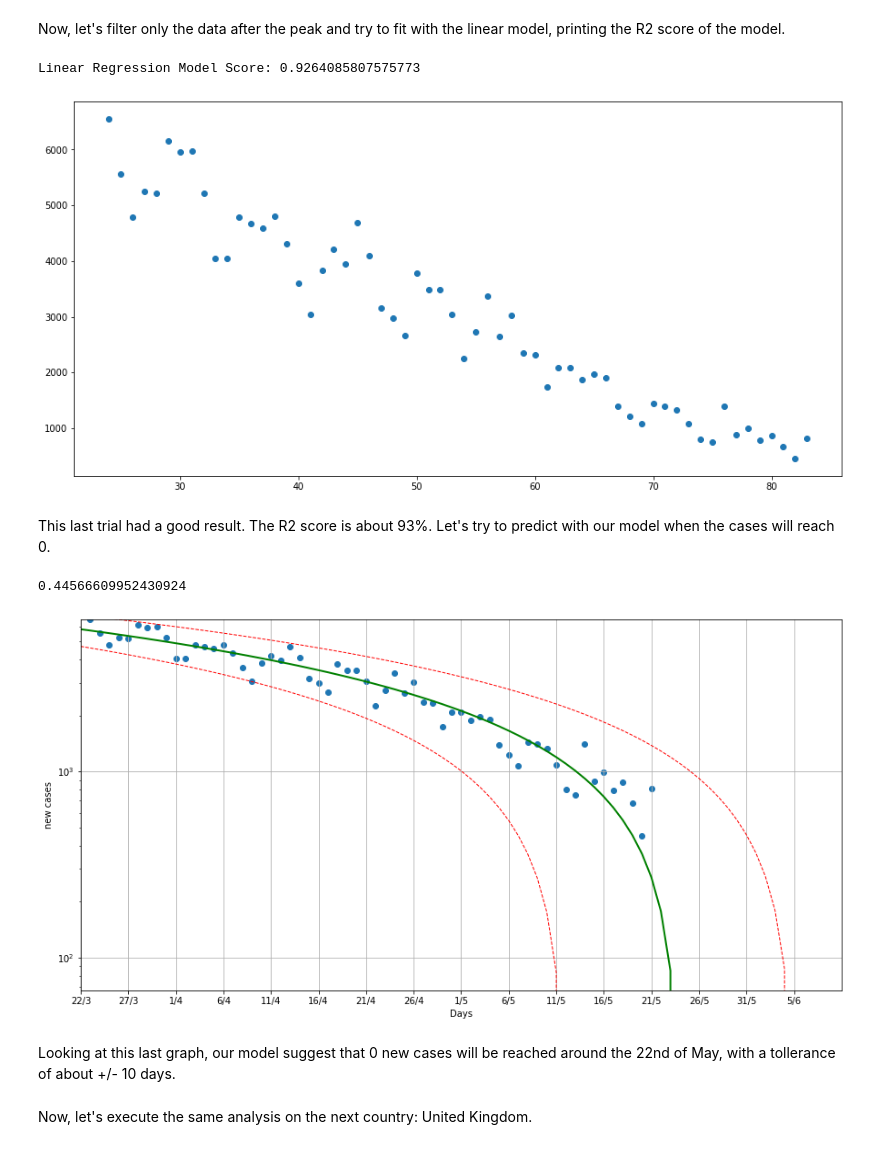
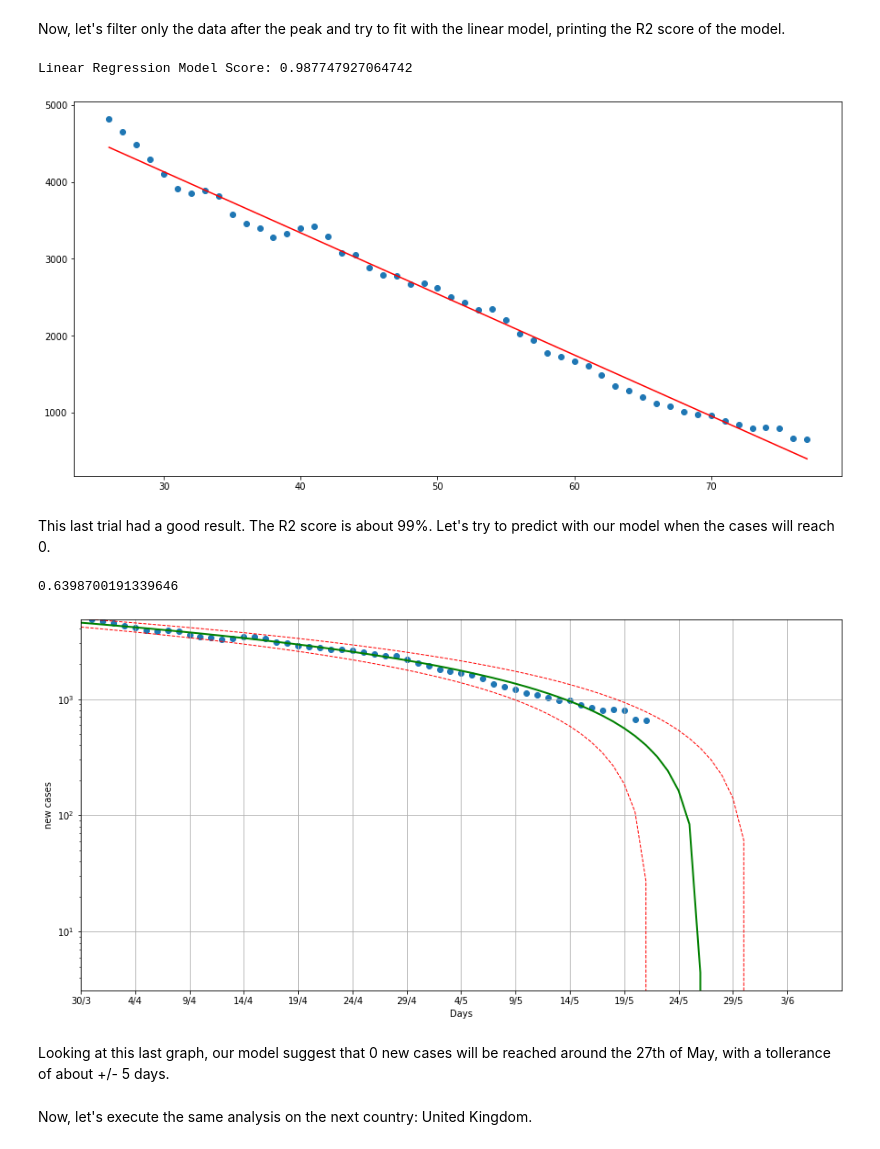
Before and after one commit to Mattia81/DataScienceForBusiness, a Jupyter notebook: COVID19_analysis/COVID19_analysis.ipynb, the cells around one changed output. Saved outputs shown, nothing was run; the diff lists cells and outputs as text; code cells hidden in the pictures.

Commit message:
Completed the model section

```diff
--- a/COVID19_analysis/COVID19_analysis.ipynb
+++ b/COVID19_analysis/COVID19_analysis.ipynb
@@ -1331,8 +1314,14 @@ for i in range(0,len(df_matrix_new_cases['Italy'])):
                      italy_dates=np.array(df_matrix_new_cases.index[i:])
                      break
 
-italy_cases
-italy_dates
 italy_set=pd.DataFrame()
-italy_set['New cases'] = italy_cases
+italy_set['New cases']=italy_cases
 italy_set = italy_set.set_index(italy_dates)
+
+italy_set_am=pd.DataFrame()
+window=7
+italy_set_am['New cases am']=moving_mean(italy_set['New cases'],window)
+italy_set_am=italy_set_am.set_index(italy_dates[window-1:])
+
+plt.figure(figsize=(15,7.5))
+plt.scatter(italy_dates[window-1:],italy_set_am['New cases am'])
@@ -1344,27 +1331,24 @@ plt.scatter(italy_set.index,italy_set['New cases'])
 # %% [markdown]
 Now, let's filter only the data after the peak and try to fit with the linear model, printing the R2 score of the model.
 # %%
-X, y, peak_date, linear_regr = curveAfterPeak(italy_dates,italy_set['New cases'])
+X, y, peak_date, linear_regr = curveAfterPeak(italy_dates, italy_set_am['New cases am'])
 # %% [output]
-Linear Regression Model Score: 0.9264085807575773
+Linear Regression Model Score: 0.987747927064742
-[figure, old version]
+[figure, new version]
 # %% [markdown]
-This last trial had a good result. The R2 score is about 93%. Let's try to predict with our model when the cases will reach 0.
+This last trial had a good result. The R2 score is about 99%. Let's try to predict with our model when the cases will reach 0.
 # %%
 train_value=int(len(X)*0.70)-1
-
 X_train=X[0:train_value]
-
 y_train=y[0:train_value]
-
 y_test=y[train_value:]
 
-predictTrain(X, y, X_train,y_train,peak_date,italy_set.index, linear_regr,y_test,80)
+predictTrain(X, y, X_train,y_train,peak_date,italy_set_am.index, linear_regr,y_test,70)
 # %% [output]
-0.44566609952430924
+0.6398700191339646
-[figure, old version]
+[figure, new version]
 # %% [markdown]
-Looking at this last graph, our model suggest that 0 new cases will be reached around the 22nd of May, with a tollerance of about +/- 10 days.
+Looking at this last graph, our model suggest that 0 new cases will be reached around the 27th of May, with a tollerance of about +/- 5 days.
 # %% [markdown]
 Now, let's execute the same analysis on the next country: United Kingdom.
 # %% [markdown]
```
Also changed, not shown: parts of 105 cells of this notebook, 1 other file.
